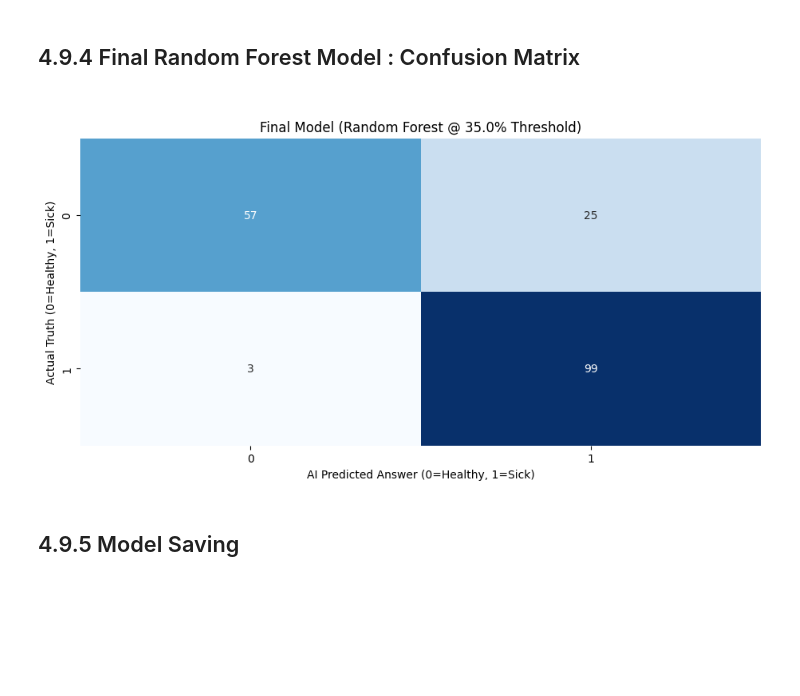
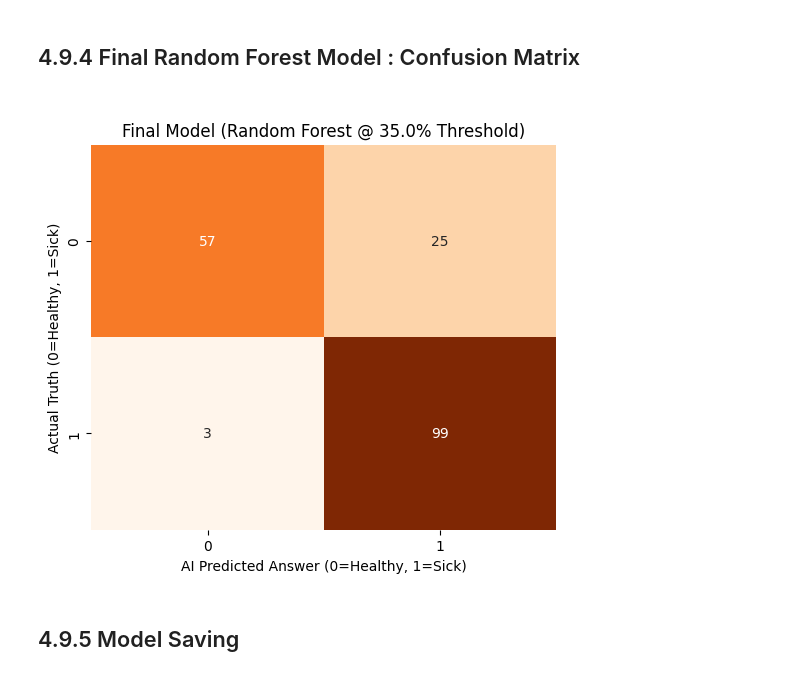
Before and after one commit to Tanish-30-08-2006/Heart-Disease-Prediction, a Jupyter notebook: notebooks/04_Model_Training_and_Verification.ipynb, the cells around one changed output. Saved outputs shown, nothing was run; the diff lists cells and outputs as text; code cells hidden in the pictures; blank space fills up the shorter version.

```diff
--- a/notebooks/04_Model_Training_and_Verification.ipynb
+++ b/notebooks/04_Model_Training_and_Verification.ipynb
@@ -1675,22 +1675,22 @@ THRESHOLD TUNING ANALYSIS :
 # %%
 from sklearn.metrics import confusion_matrix
 
 # new threshold (35%)
 CHOSEN_THRESHOLD = 0.35
 y_pred_final = (y_prob_final >= CHOSEN_THRESHOLD).astype(int)
 
 cm_final = confusion_matrix(y_test, y_pred_final)
 
 #  Plot the Matrix
-plt.figure(figsize=(11, 5))
-sns.heatmap(cm_final, annot=True, fmt='d', cmap='Blues', cbar=False)
-
+plt.figure(figsize=(6, 5))
+sns.heatmap(cm_final, annot=True, fmt='d', cmap='Oranges', cbar=False)
+plt.savefig("../images-recordings/figures/final_confusion_matrix.png")
 plt.title(f'Final Model (Random Forest @ {CHOSEN_THRESHOLD*100}% Threshold)')
 plt.xlabel('AI Predicted Answer (0=Healthy, 1=Sick)')
 plt.ylabel('Actual Truth (0=Healthy, 1=Sick)')
 plt.show()
 # %% [output]
-[figure, old version]
+[figure, new version]
 # %% [markdown]
 #
 ## 4.9.5 Model Saving
```
Also changed, not shown: parts of 2 cells of this notebook.
